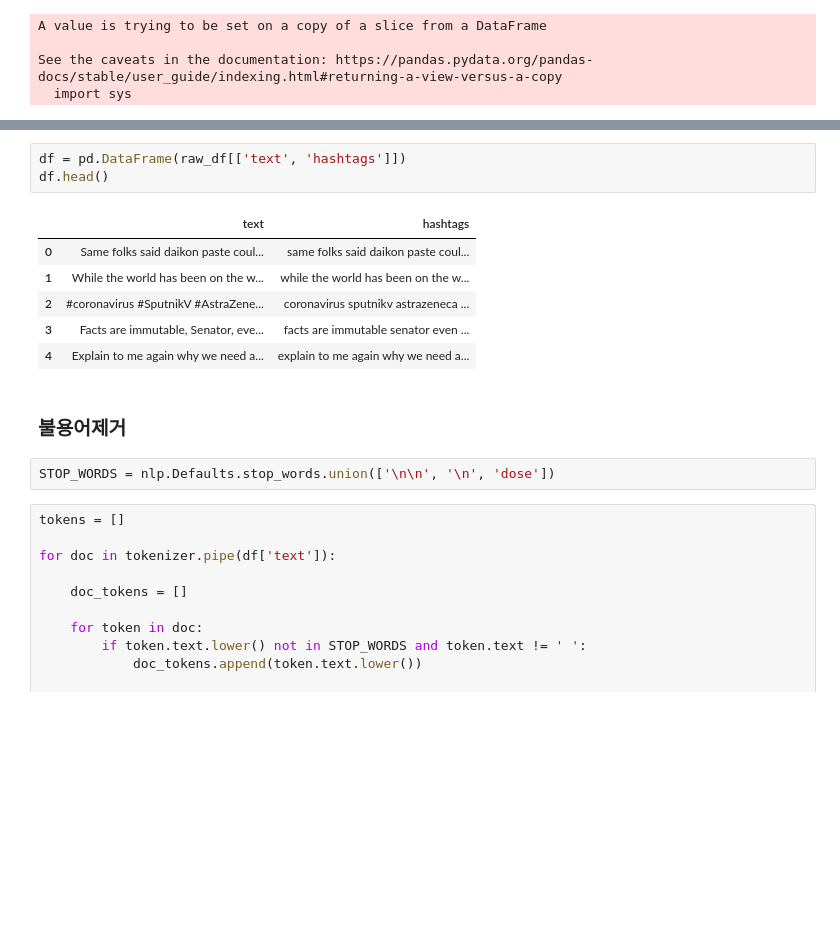
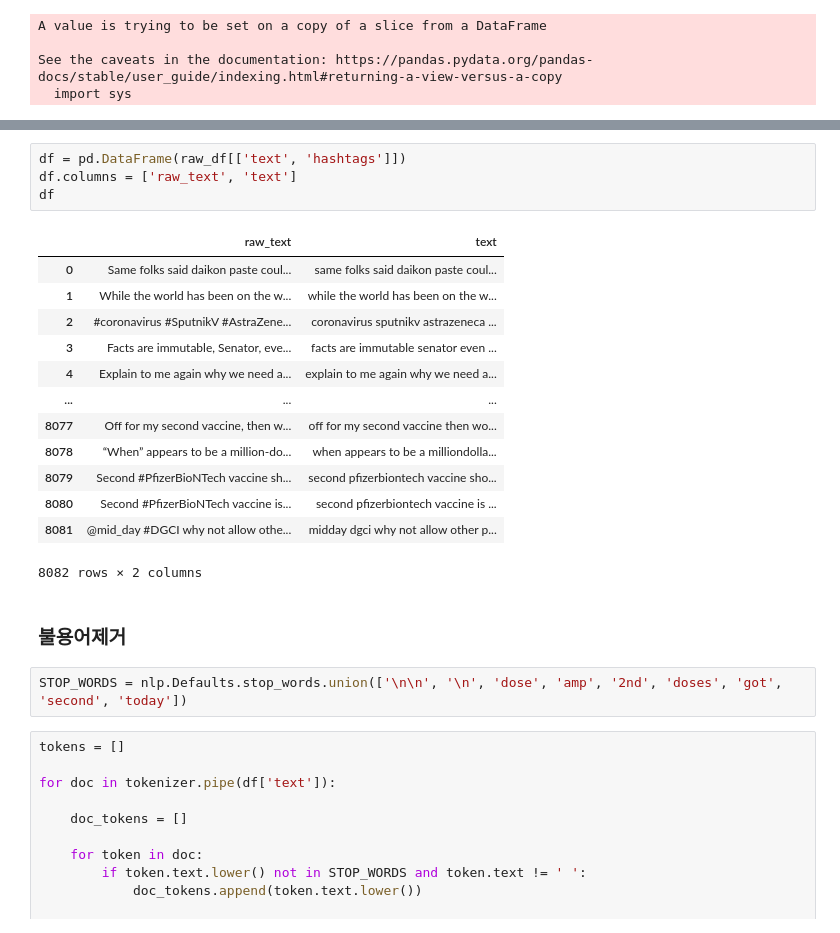
Before and after one commit to Mino94/section4-project-DL, a Jupyter notebook: section4_project_김민호.ipynb, the cells around one changed output, grey strips where cells are left out. Cells and saved outputs as stored; diff of their text form; blank space fills up the shorter version.

```diff
--- a/section4_project_김민호.ipynb
+++ b/section4_project_김민호.ipynb
@@ -86,18 +92,26 @@ raw_df.head(2)
 | 1 | 1338158543359250433 | Albert Fong | San Francisco, CA | Marketing dude, tech geek, heavy ... | 2009-09-21 15:27:30 | 834 | 666 | ... |
 # %%
 df = pd.DataFrame(raw_df[['text', 'hashtags']])
-df.head()
+df.columns = ['raw_text', 'text']
+df
 # %% [output]
-|  | text | hashtags |
+|  | raw_text | text |
 | 0 | Same folks said daikon paste coul... | same folks said daikon paste coul... |
 | 1 | While the world has been on the w... | while the world has been on the w... |
 | 2 | #coronavirus #SputnikV #AstraZene... | coronavirus sputnikv astrazeneca ... |
 | 3 | Facts are immutable, Senator, eve... | facts are immutable senator even ... |
 | 4 | Explain to me again why we need a... | explain to me again why we need a... |
+| ... | ... | ... |
+| 8077 | Off for my second vaccine, then w... | off for my second vaccine then wo... |
+| 8078 | “When” appears to be a million-do... | when appears to be a milliondolla... |
+| 8079 | Second #PfizerBioNTech vaccine sh... | second pfizerbiontech vaccine sho... |
+| 8080 | Second #PfizerBioNTech vaccine is... | second pfizerbiontech vaccine is ... |
+| 8081 | @mid_day #DGCI why not allow othe... | midday dgci why not allow other p... |
+8082 rows × 2 columns
 # %% [markdown]
 ### 불용어제거
 # %%
-STOP_WORDS = nlp.Defaults.stop_words.union(['\n\n', '\n', 'dose'])
+STOP_WORDS = nlp.Defaults.stop_words.union(['\n\n', '\n', 'dose', 'amp', '2nd', 'doses', 'got', 'second', 'today'])
 # %%
 tokens = []
 
```
Also changed, not shown: parts of 41 cells of this notebook.
